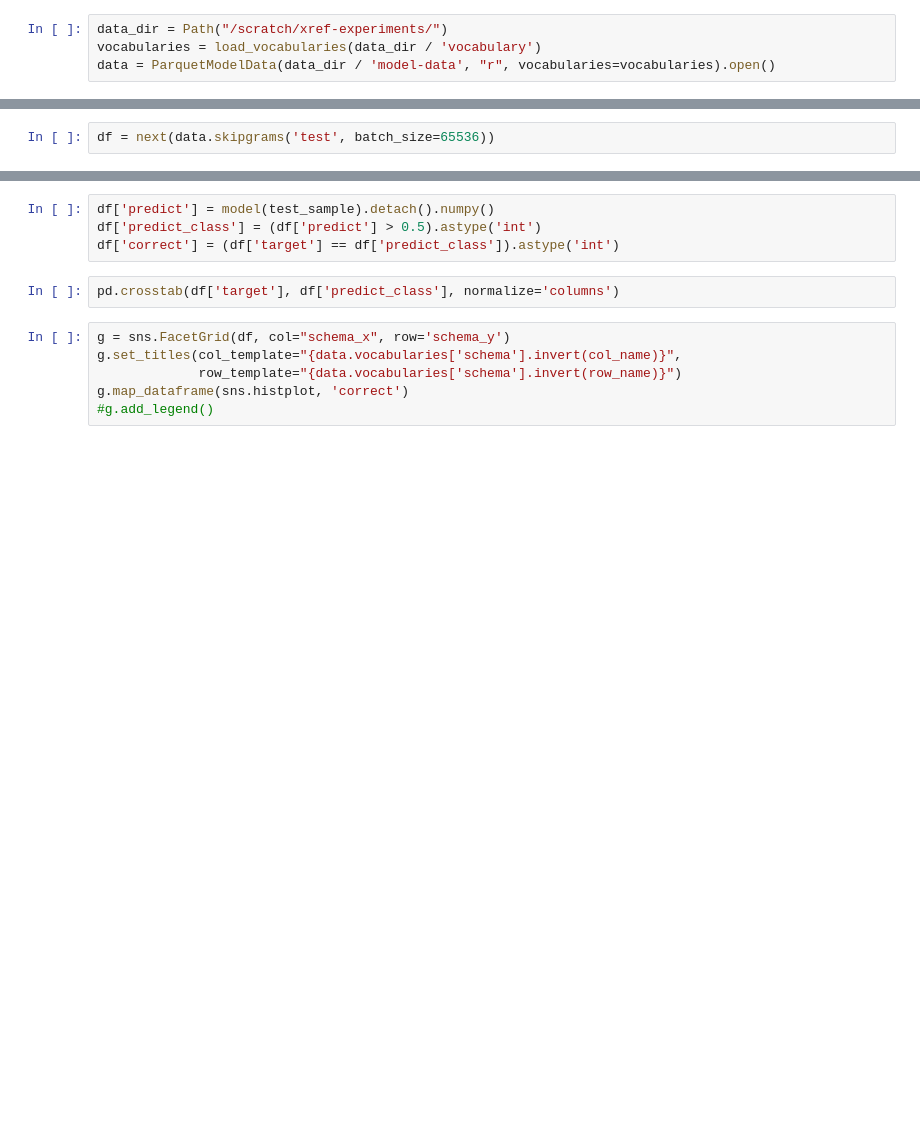
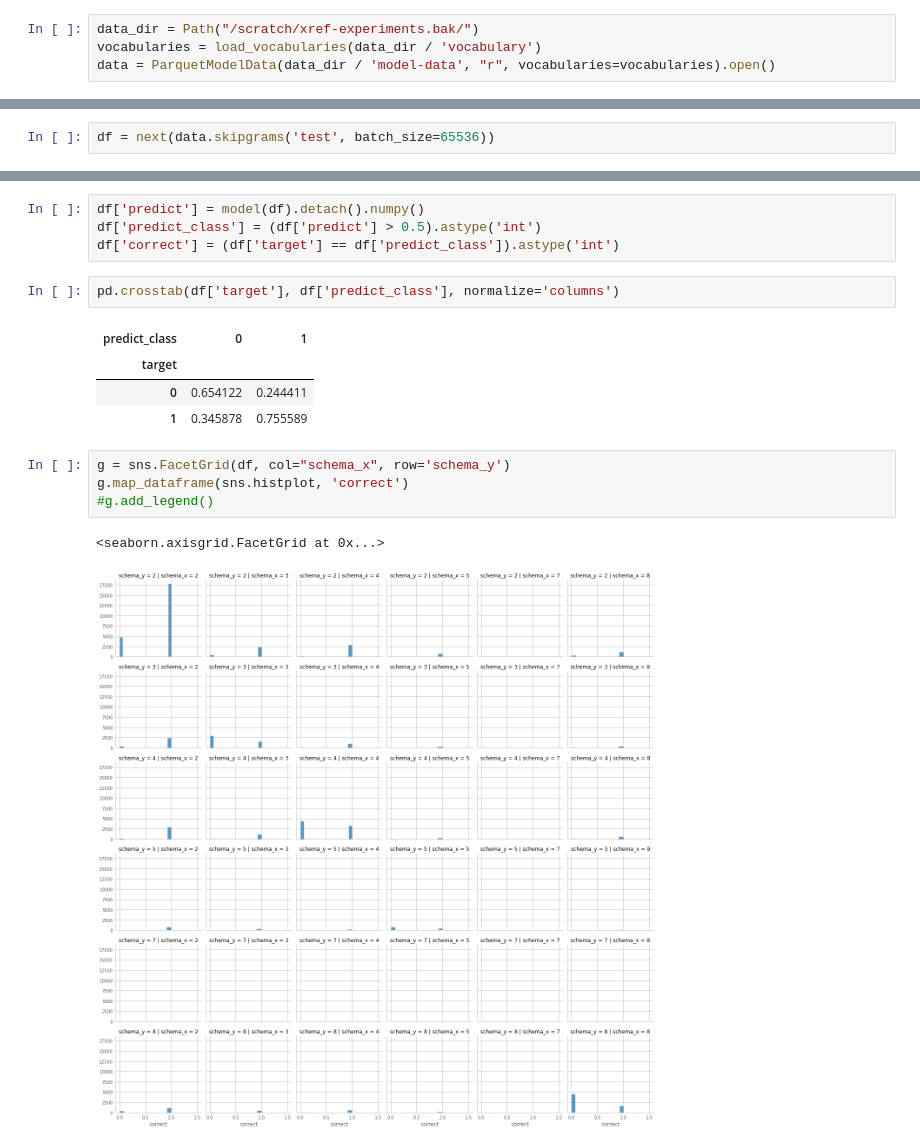
Before and after one commit to alephdata/followthemoney-predict, a Jupyter notebook: experiments/xref-experiments/xref_experiments/experiments/property_skipgram_100epoch_1024_inspect.ipynb, the cells around one changed output, grey strips where cells are left out. Drawn from its saved outputs; the diff is of its cells as text; blank space fills up the shorter version.

```diff
--- a/experiments/xref-experiments/xref_experiments/experiments/property_skipgram_100epoch_1024_inspect.ipynb
+++ b/experiments/xref-experiments/xref_experiments/experiments/property_skipgram_100epoch_1024_inspect.ipynb
@@ -17,7 +17,7 @@ from xref_experiments.create_model_data import load_vocabularies, ParquetModelDa
 import pylab as py
 import seaborn as sns
 # %%
-data_dir = Path("/scratch/xref-experiments/")
+data_dir = Path("/scratch/xref-experiments.bak/")
 vocabularies = load_vocabularies(data_dir / 'vocabulary')
 data = ParquetModelData(data_dir / 'model-data', "r", vocabularies=vocabularies).open()
 # %%
@@ -48,14 +78,20 @@ df.info()
 # %%
-df['predict'] = model(test_sample).detach().numpy()
+df['predict'] = model(df).detach().numpy()
 df['predict_class'] = (df['predict'] > 0.5).astype('int')
 df['correct'] = (df['target'] == df['predict_class']).astype('int')
 # %%
 pd.crosstab(df['target'], df['predict_class'], normalize='columns')
+# %% [output]
+| predict_class | 0 | 1 |
+| target |  |  |
+| 0 | 0.654122 | 0.244411 |
+| 1 | 0.345878 | 0.755589 |
 # %%
 g = sns.FacetGrid(df, col="schema_x", row='schema_y')
-g.set_titles(col_template="{data.vocabularies['schema'].invert(col_name)}",
-             row_template="{data.vocabularies['schema'].invert(row_name)}")
 g.map_dataframe(sns.histplot, 'correct')
 #g.add_legend()
+# %% [output]
+<seaborn.axisgrid.FacetGrid at 0x...>
+[figure, added]
 # %%
 df.query('correct == 0')[['ngrams_x', 'ngrams_y']].applymap(data.vocabularies['ngrams'].invert).head(100)
```
Also changed, not shown: parts of 5 cells of this notebook.
